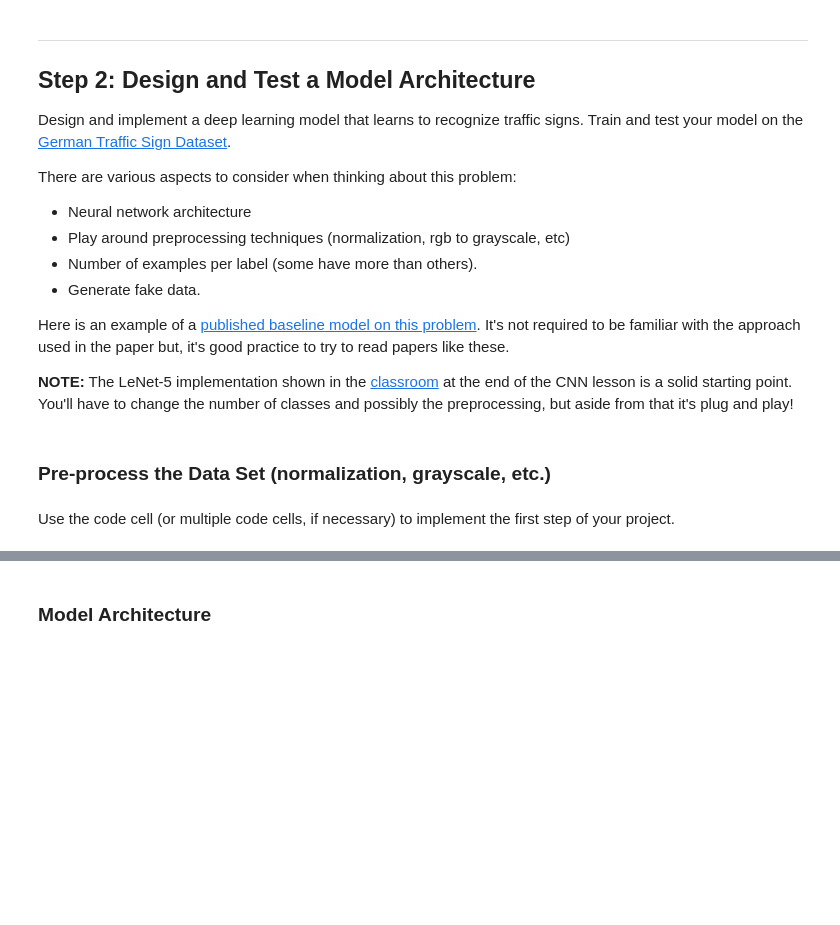
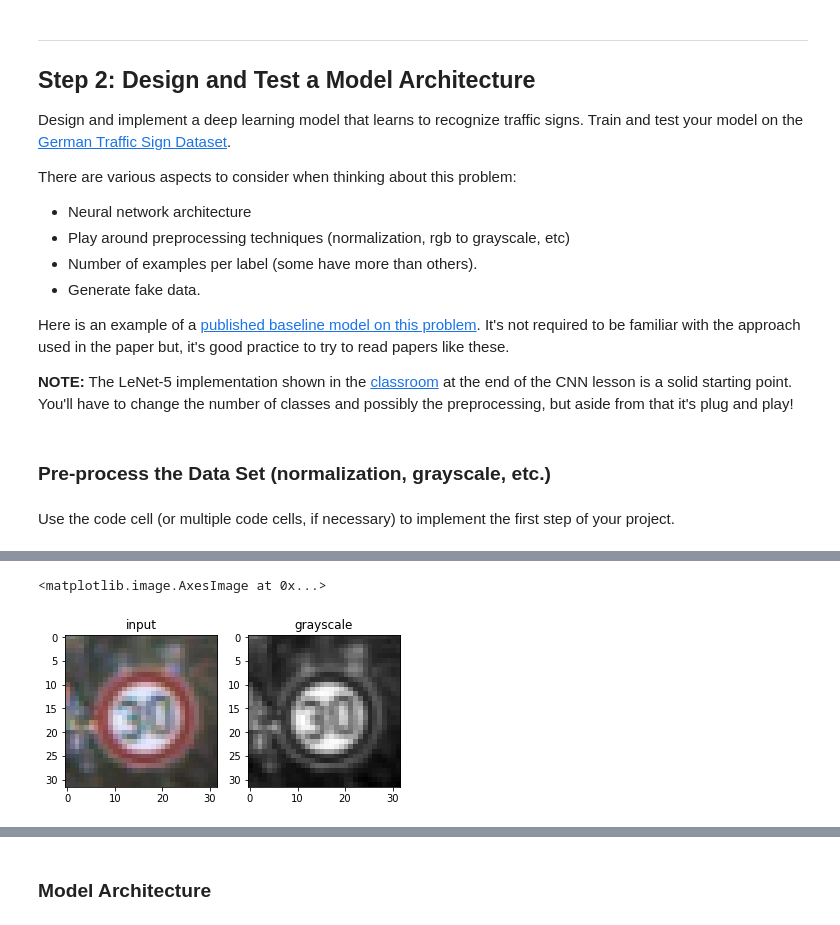
Before and after one commit to pandaive/CarND-Traffic-Sign-Classifier-Project, a Jupyter notebook: Traffic_Sign_Classifier.ipynb, the cells around one changed output, grey strips where cells are left out. Saved outputs shown, nothing was run; the diff lists cells and outputs as text; code cells hidden in the pictures; blank space fills up the shorter version.

```diff
--- a/Traffic_Sign_Classifier.ipynb
+++ b/Traffic_Sign_Classifier.ipynb
@@ -120,0 +204,12 @@ Use the code cell (or multiple code cells, if necessary) to implement the first
+# %%
+import cv2
+#Grayscale
+image = train['features'][random.randint(0, n_train)]
+plt.figure(figsize=(6, 5))
+plt.subplot(121).set_title("input")
+plt.imshow(image)
+plt.subplot(122).set_title("grayscale")
+plt.imshow(cv2.cvtColor(image, cv2.COLOR_BGR2GRAY), cmap="gray")
+# %% [output]
+<matplotlib.image.AxesImage at 0x...>
+[figure, added]
```
Also changed, not shown: parts of 36 cells of this notebook, 10 other files.
